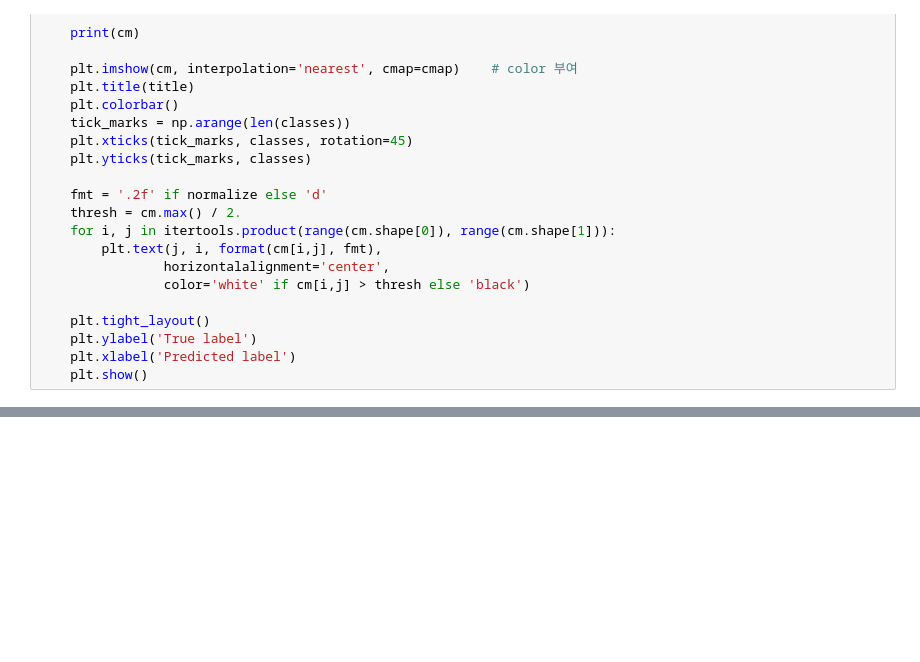
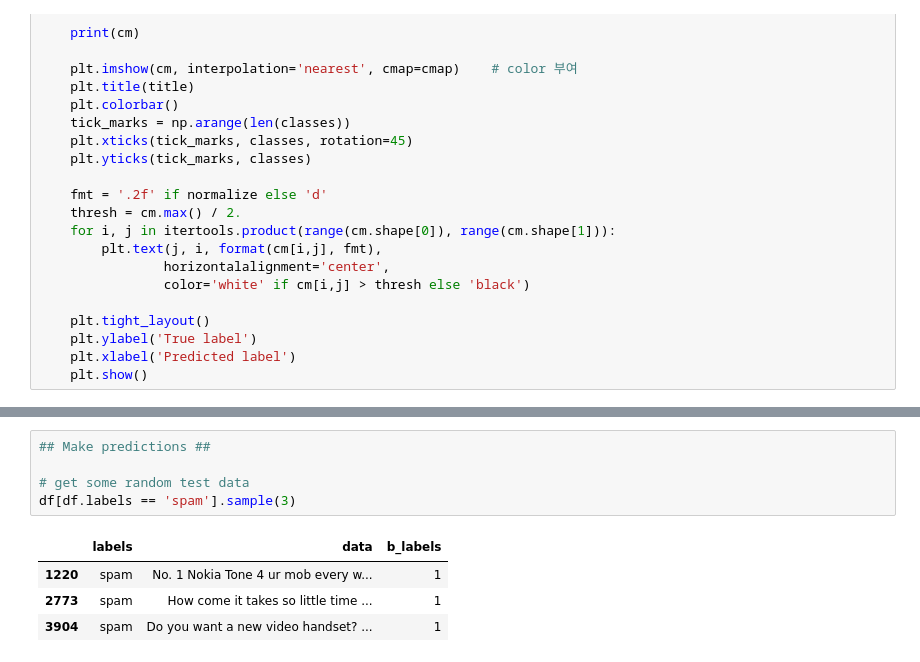
Before and after one commit to comchem/Pytorch_DeepLearning_Tutorials, a Jupyter notebook: Sec7-NLP_ANN/4-Text_Classification_RNN_with_Prediction.ipynb, the cells around one changed output, grey strips where cells are left out. Drawn from its saved outputs; the diff is of its cells as text; blank space fills up the shorter version.

```diff
--- a/Sec7-NLP_ANN/4-Text_Classification_RNN_with_Prediction.ipynb
+++ b/Sec7-NLP_ANN/4-Text_Classification_RNN_with_Prediction.ipynb
@@ -353,0 +355,10 @@ NameError: ignored
+# %%
+## Make predictions ##
+
+# get some random test data
+df[df.labels == 'spam'].sample(3)
+# %% [output]
+|  | labels | data | b_labels |
+| 1220 | spam | No. 1 Nokia Tone 4 ur mob every w... | 1 |
+| 2773 | spam | How come it takes so little time ... | 1 |
+| 3904 | spam | Do you want a new video handset? ... | 1 |
```
Also changed, not shown: parts of 11 cells of this notebook.
